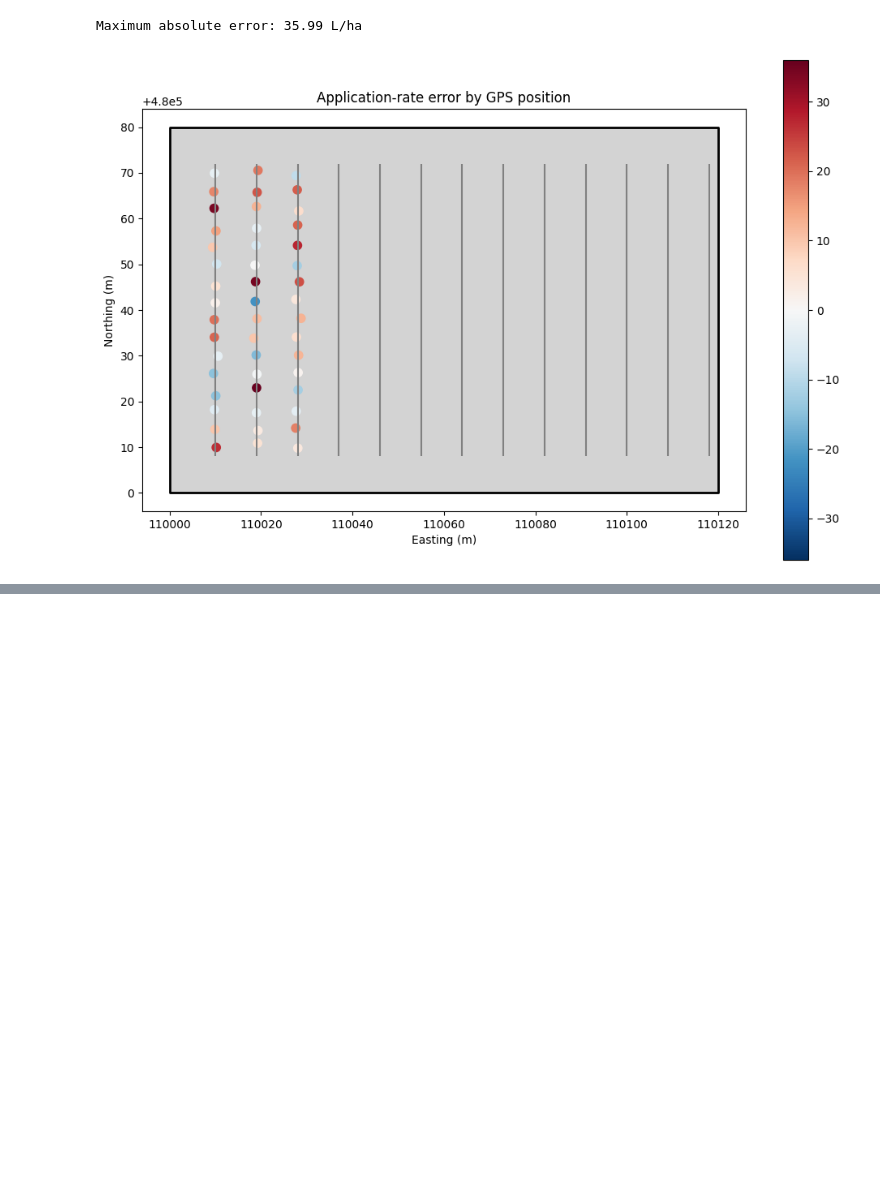
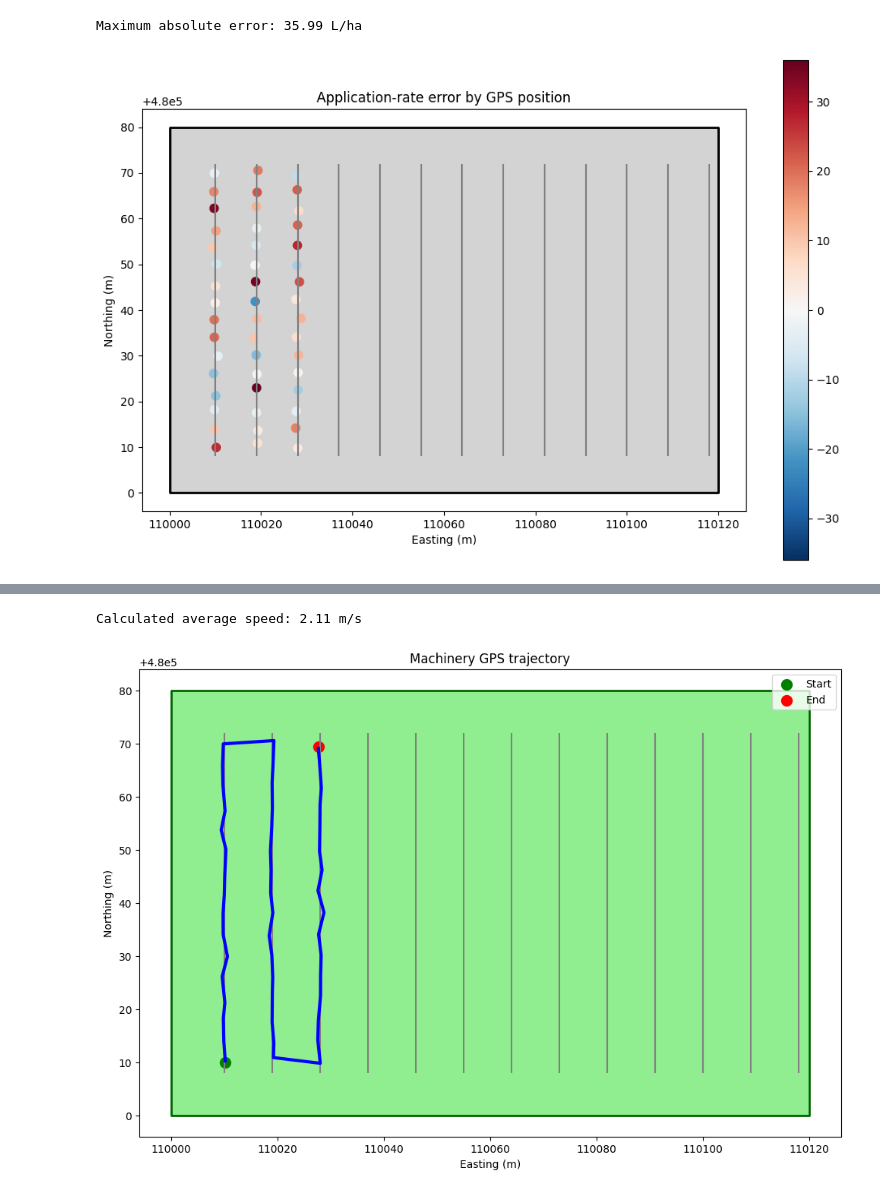
Before and after one commit to IoannisChamos/orchard-precision-farming, a Jupyter notebook: 01_build_orchard.ipynb, the cells around one changed output, grey strips where cells are left out. Saved outputs shown, nothing was run; the diff lists cells and outputs as text; code cells hidden in the pictures; blank space fills up the shorter version.

```diff
--- a/01_build_orchard.ipynb
+++ b/01_build_orchard.ipynb
@@ -752,3 +752,7 @@ ax.set_aspect("equal")
 plt.show()
 # %% [output]
 [figure]
+# %%
+gps_ordered = gps_with_rows.sort_values(
+    "timestamp"
+).copy()
@@ -754,0 +775,12 @@ plt.show()
+# %%
+trajectory_geometry = LineString(
+    gps_ordered.geometry.tolist()
+)
+# %%
+trajectory = gpd.GeoDataFrame(
+    {
+        "trajectory_id": ["machine_route_01"]
+    },
+    geometry=[trajectory_geometry],
+    crs=crs
+)
@@ -754,0 +810,57 @@ plt.show()
+# %%
+calculated_average_speed_m_s = (
+    total_distance_m / total_time_seconds
+)
+
+print(
+    "Calculated average speed:",
+    round(calculated_average_speed_m_s, 2),
+    "m/s"
+)
+# %% [output]
+Calculated average speed: 2.11 m/s
+# %%
+fig, ax = plt.subplots(figsize=(12, 8))
+
+field.plot(
+    ax=ax,
+    facecolor="lightgreen",
+    edgecolor="darkgreen",
+    linewidth=2
+)
+
+rows.plot(
+    ax=ax,
+    color="gray",
+    linewidth=1.5
+)
+
+trajectory.plot(
+    ax=ax,
+    color="blue",
+    linewidth=3
+)
+
+gps_ordered.iloc[[0]].plot(
+    ax=ax,
+    color="green",
+    markersize=100,
+    label="Start"
+)
+
+gps_ordered.iloc[[-1]].plot(
+    ax=ax,
+    color="red",
+    markersize=100,
+    label="End"
+)
+
+ax.set_title("Machinery GPS trajectory")
+ax.set_xlabel("Easting (m)")
+ax.set_ylabel("Northing (m)")
+ax.set_aspect("equal")
+ax.legend()
+
+plt.show()
+# %% [output]
+[figure, added]
```
Also changed, not shown: parts of 9 cells of this notebook.
